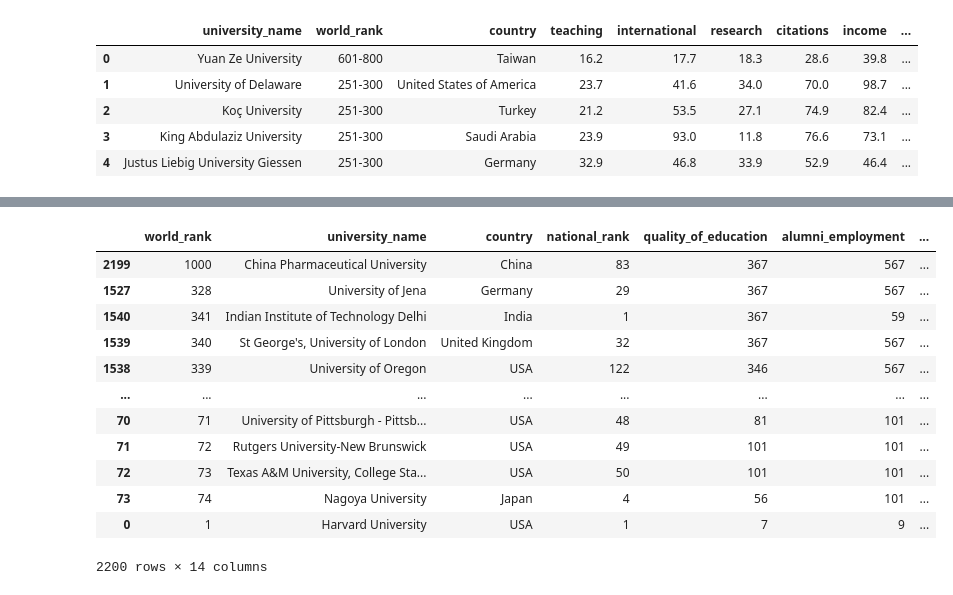
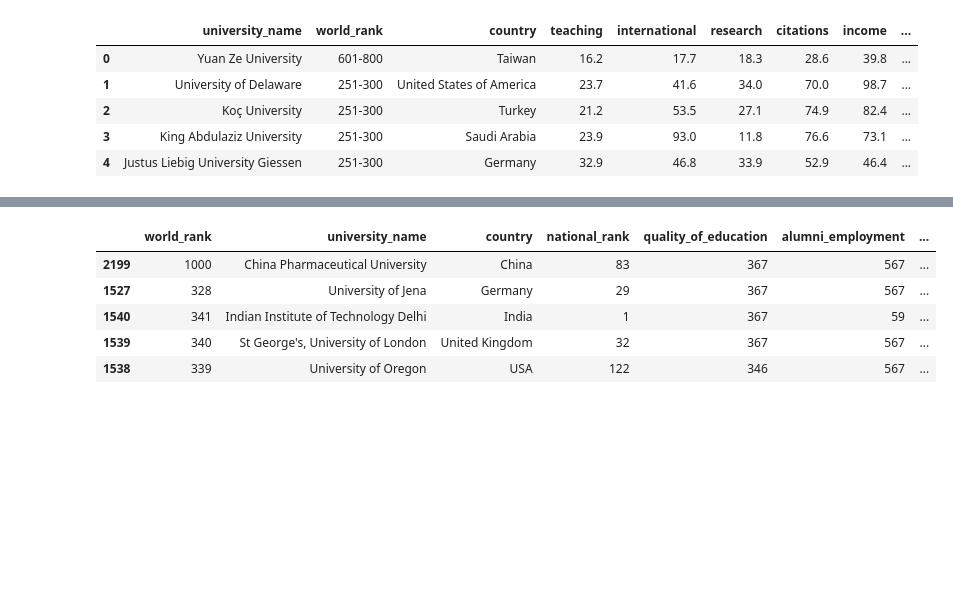
Before and after one commit to PietroBonardi/FoCS, a Jupyter notebook: pietronotebook.ipynb, the cells around one changed output, grey strips where cells are left out. Saved outputs shown, nothing was run; the diff lists cells and outputs as text; code cells hidden in the pictures; blank space fills up the shorter version.

```diff
--- a/pietronotebook.ipynb
+++ b/pietronotebook.ipynb
@@ -259,17 +221,11 @@ cwur
 # %%
 cwur_max_year = cwur.sort_values(by=["year"],ascending=False)
-cwur_max_year
+cwur_max_year = cwur_max_year.drop_duplicates(["university_name"],keep="first")
+cwur_max_year.head()
 # %% [output]
 |  | world_rank | university_name | country | national_rank | quality_of_education | alumni_employment | ... |
 | 2199 | 1000 | China Pharmaceutical University | China | 83 | 367 | 567 | ... |
 | 1527 | 328 | University of Jena | Germany | 29 | 367 | 567 | ... |
 | 1540 | 341 | Indian Institute of Technology Delhi | India | 1 | 367 | 59 | ... |
 | 1539 | 340 | St George's, University of London | United Kingdom | 32 | 367 | 567 | ... |
 | 1538 | 339 | University of Oregon | USA | 122 | 346 | 567 | ... |
-| ... | ... | ... | ... | ... | ... | ... | ... |
-| 70 | 71 | University of Pittsburgh - Pittsb... | USA | 48 | 81 | 101 | ... |
-| 71 | 72 | Rutgers University-New Brunswick | USA | 49 | 101 | 101 | ... |
-| 72 | 73 | Texas A&M University, College Sta... | USA | 50 | 101 | 101 | ... |
-| 73 | 74 | Nagoya University | Japan | 4 | 56 | 101 | ... |
-| 0 | 1 | Harvard University | USA | 1 | 7 | 9 | ... |
-2200 rows × 14 columns
```
Also changed, not shown: parts of 64 cells of this notebook.
